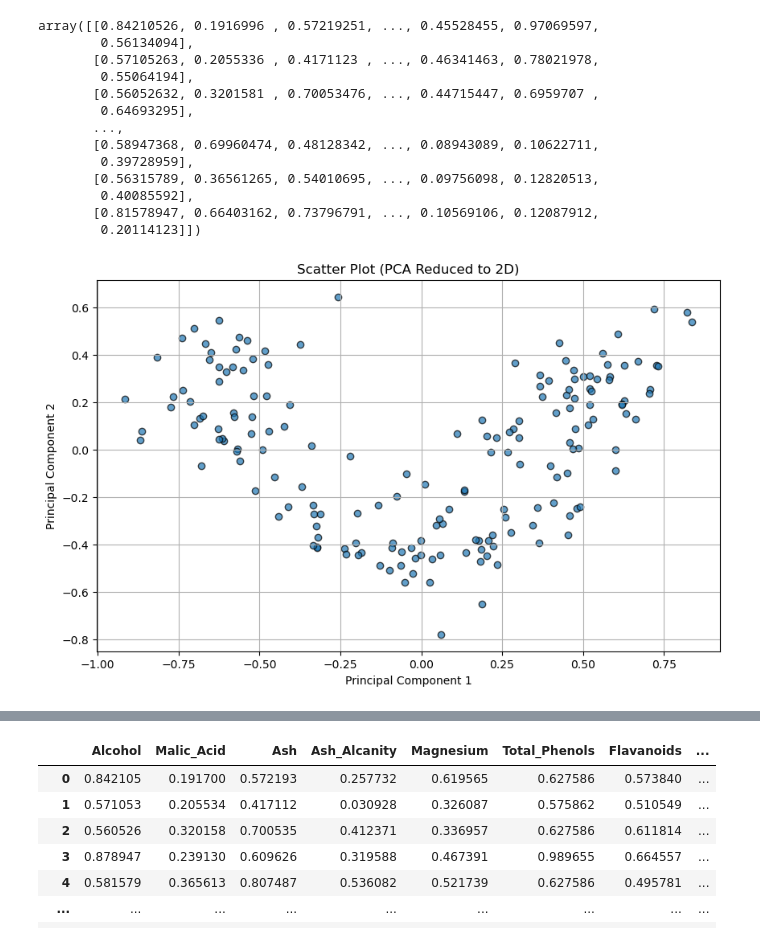
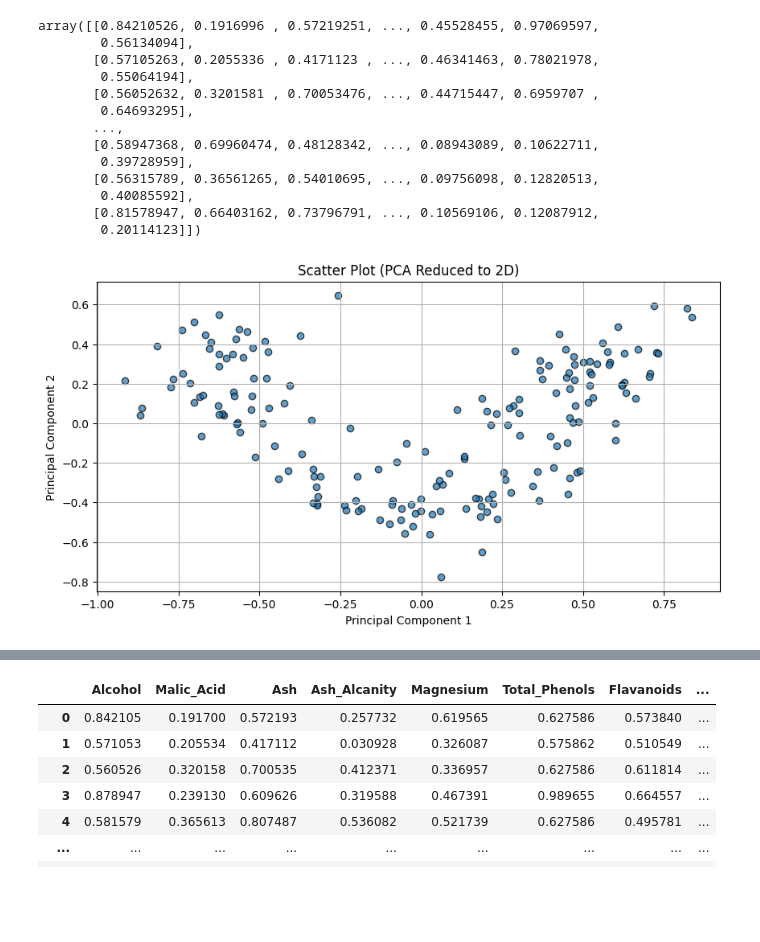
Before and after one commit to harshith1406/Harshith, a Jupyter notebook: Harshith_Clustering.ipynb, the cells around one changed output, grey strips where cells are left out. Saved outputs shown, nothing was run; the diff lists cells and outputs as text; code cells hidden in the pictures; blank space fills up the shorter version.

```diff
--- a/Harshith_Clustering.ipynb
+++ b/Harshith_Clustering.ipynb
@@ -62,19 +62,19 @@ array([[0.84210526, 0.1916996 , 0.57219251, ..., 0.45528455, 0.97069597,
 # %%
 
 # Apply PCA to reduce to 2 dimensions
 pca = PCA(n_components=2)
 data_pca = pca.fit_transform(df1)
 
 # Create a scatter plot of the PCA-reduced data
-plt.figure(figsize=(10, 6))
+plt.figure(figsize=(10, 5))
 plt.scatter(data_pca[:, 0], data_pca[:, 1], alpha=0.7, edgecolor='k')
 plt.title('Scatter Plot (PCA Reduced to 2D)')
 plt.xlabel('Principal Component 1')
 plt.ylabel('Principal Component 2')
 plt.grid(True)
 plt.show()
 # %% [output]
-[figure, old version]
+[figure, new version]
 # %%
 def k_means(data, max_k):
     means = []
```
Also changed, not shown: parts of 2 cells of this notebook.
